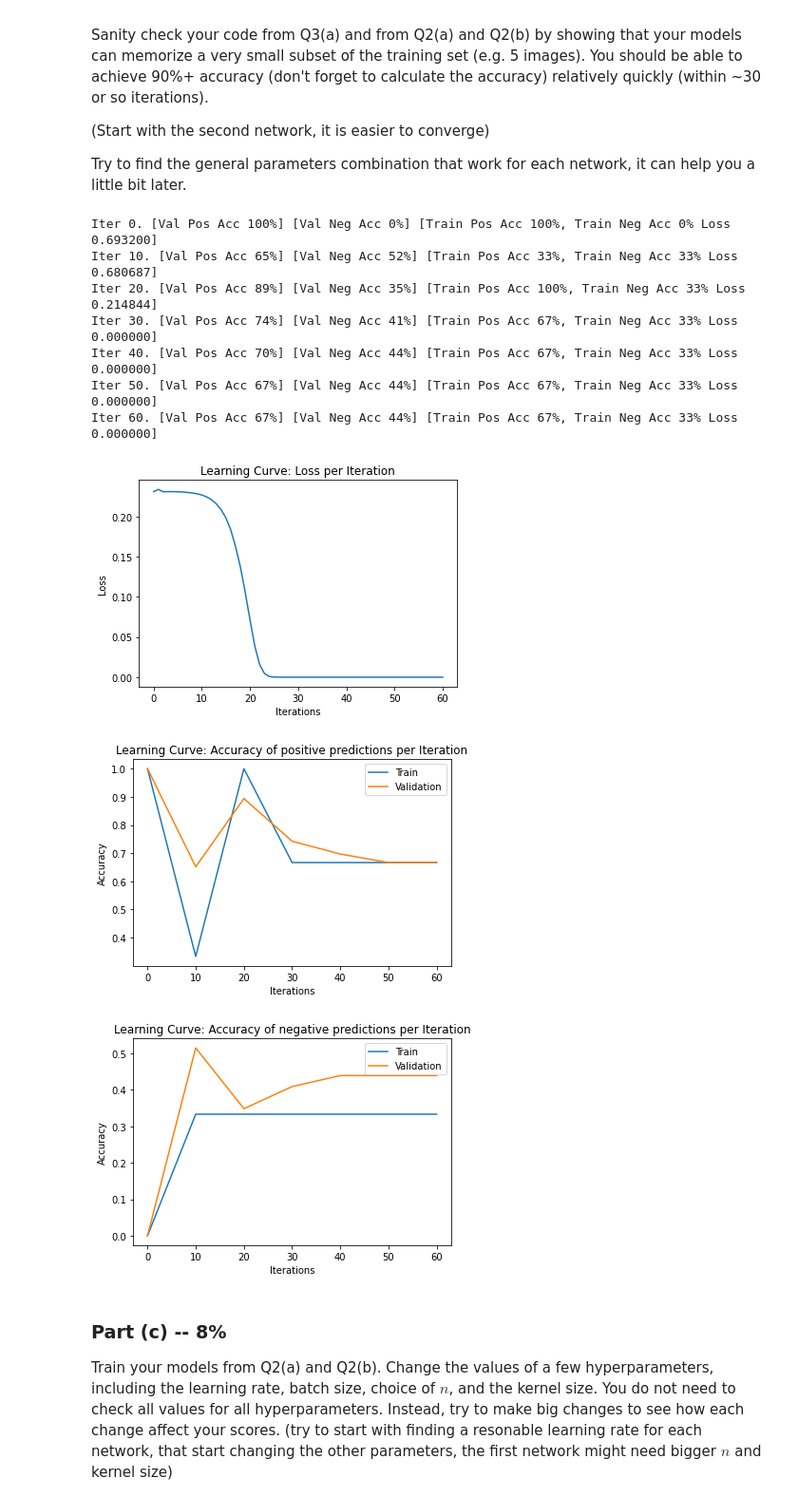
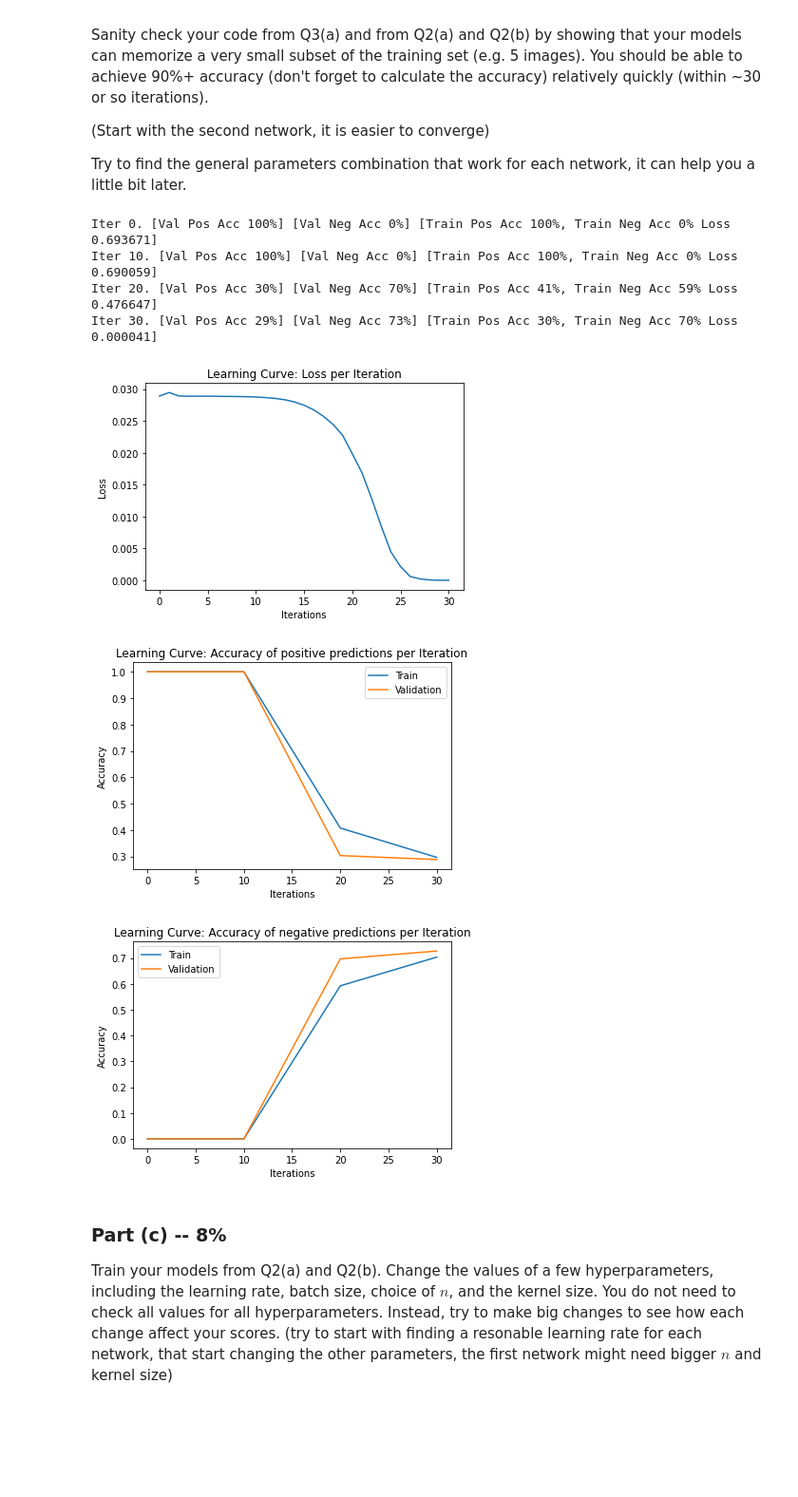
Before and after one commit to Yotamsil/DeepLearningEx3, a Jupyter notebook: Assignment3_ipynb.ipynb, the cells around one changed output. Shown: that part at 95% size. Drawn from its saved outputs; the diff is of its cells as text; code cells hidden in the pictures; blank space fills up the shorter version.

```diff
--- a/Assignment3_ipynb.ipynb
+++ b/Assignment3_ipynb.ipynb
@@ -285,7 +285,7 @@ class CNN(nn.Module):
         x = F.relu(x)
         x = self.conv4(x)
         x = F.relu(x)
-        x = x.view(-1, self.n*28*14)
+        x = x.view(-1, 8*self.n*28*14)
         x = self.fc1(x)
         x = F.relu(x)
         x = self.fc2(x)
@@ -439,10 +439,10 @@ It is also recommended to checkpoint your model (save a copy) after every epoch,
 def train_model(model,
                 train_data=train_data,
                 validation_data=valid_data,
-                batch_size=20,
+                batch_size=24,
                 learning_rate=0.001,
                 weight_decay=0,
-                max_iters=1000,
+                max_iters=100,
                 checkpoint_path=None):
 
     criterion = nn.CrossEntropyLoss()
@@ -529,7 +527,7 @@ Try to find the general parameters combination that work for each network, it ca
 # Write your code here. Remember to include your results so that we can
 # see that your model attains a high training accuracy.
 
-small_train_data = train_data[1:2,:,:,:,:,:]
+small_train_data = train_data[1:10,:,:,:,:,:]
 
 def plot_learning_curve(iters, losses, iters_sub, train_pos_accs, train_neg_accs, val_pos_accs, val_neg_accs):
     """
@@ -539,46 +537,43 @@ def plot_learning_curve(iters, losses, iters_sub, train_pos_accs, train_neg_accs
     plt.plot(iters, losses, label="Train")
     plt.xlabel("Iterations")
     plt.ylabel("Loss")
     plt.show()
 
     plt.title("Learning Curve: Accuracy of positive predictions per Iteration")
     plt.plot(iters_sub, train_pos_accs, label="Train")
     plt.plot(iters_sub, val_pos_accs, label="Validation")
     plt.xlabel("Iterations")
     plt.ylabel("Accuracy")
     plt.legend(loc='best')
     plt.show()
 
     plt.title("Learning Curve: Accuracy of negative predictions per Iteration")
     plt.plot(iters_sub, train_neg_accs, label="Train")
     plt.plot(iters_sub, val_neg_accs, label="Validation")
     plt.xlabel("Iterations")
     plt.ylabel("Accuracy")
     plt.legend(loc='best')
     plt.show()
 
-model = CNNChannel()
+model = CNN()
 learning_curve_info = train_model(model,
                 train_data=small_train_data,
                 validation_data=small_train_data,
-                batch_size=3,
+                batch_size=24,
                 learning_rate=0.001,
                 weight_decay=0,
-                max_iters=60,
+                max_iters=30,
                 checkpoint_path=None)
 
 plot_learning_curve(*learning_curve_info)
 # %% [output]
-Iter 0. [Val Pos Acc 100%] [Val Neg Acc 0%] [Train Pos Acc 100%, Train Neg Acc 0% Loss 0.693200]
-Iter 10. [Val Pos Acc 65%] [Val Neg Acc 52%] [Train Pos Acc 33%, Train Neg Acc 33% Loss 0.680687]
-Iter 20. [Val Pos Acc 89%] [Val Neg Acc 35%] [Train Pos Acc 100%, Train Neg Acc 33% Loss 0.214844]
-Iter 30. [Val Pos Acc 74%] [Val Neg Acc 41%] [Train Pos Acc 67%, Train Neg Acc 33% Loss 0.000000]
-Iter 40. [Val Pos Acc 70%] [Val Neg Acc 44%] [Train Pos Acc 67%, Train Neg Acc 33% Loss 0.000000]
-Iter 50. [Val Pos Acc 67%] [Val Neg Acc 44%] [Train Pos Acc 67%, Train Neg Acc 33% Loss 0.000000]
-Iter 60. [Val Pos Acc 67%] [Val Neg Acc 44%] [Train Pos Acc 67%, Train Neg Acc 33% Loss 0.000000]
+Iter 0. [Val Pos Acc 100%] [Val Neg Acc 0%] [Train Pos Acc 100%, Train Neg Acc 0% Loss 0.693671]
+Iter 10. [Val Pos Acc 100%] [Val Neg Acc 0%] [Train Pos Acc 100%, Train Neg Acc 0% Loss 0.690059]
+Iter 20. [Val Pos Acc 30%] [Val Neg Acc 70%] [Train Pos Acc 41%, Train Neg Acc 59% Loss 0.476647]
+Iter 30. [Val Pos Acc 29%] [Val Neg Acc 73%] [Train Pos Acc 30%, Train Neg Acc 70% Loss 0.000041]
-[figure, old version]
+[figure, new version]
-[figure, old version]
+[figure, new version]
-[figure, old version]
+[figure, new version]
 # %% [markdown]
 ### Part (c) -- 8%
 
```
Also changed, not shown: parts of 2 cells of this notebook.
